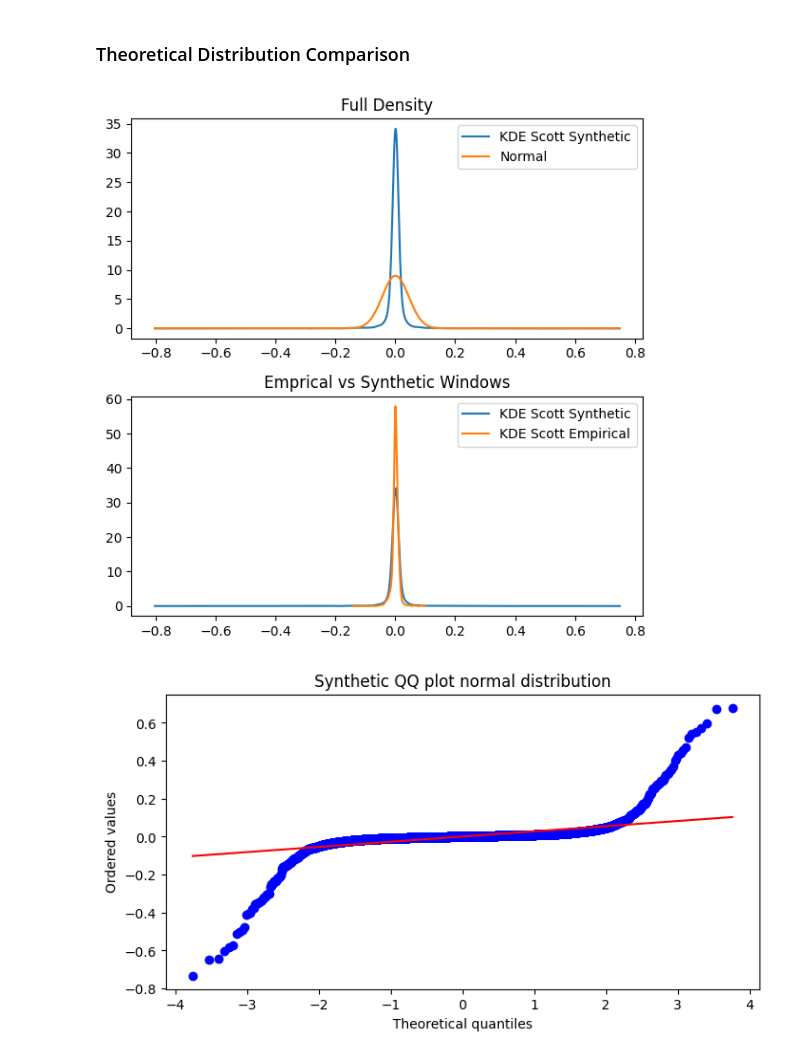
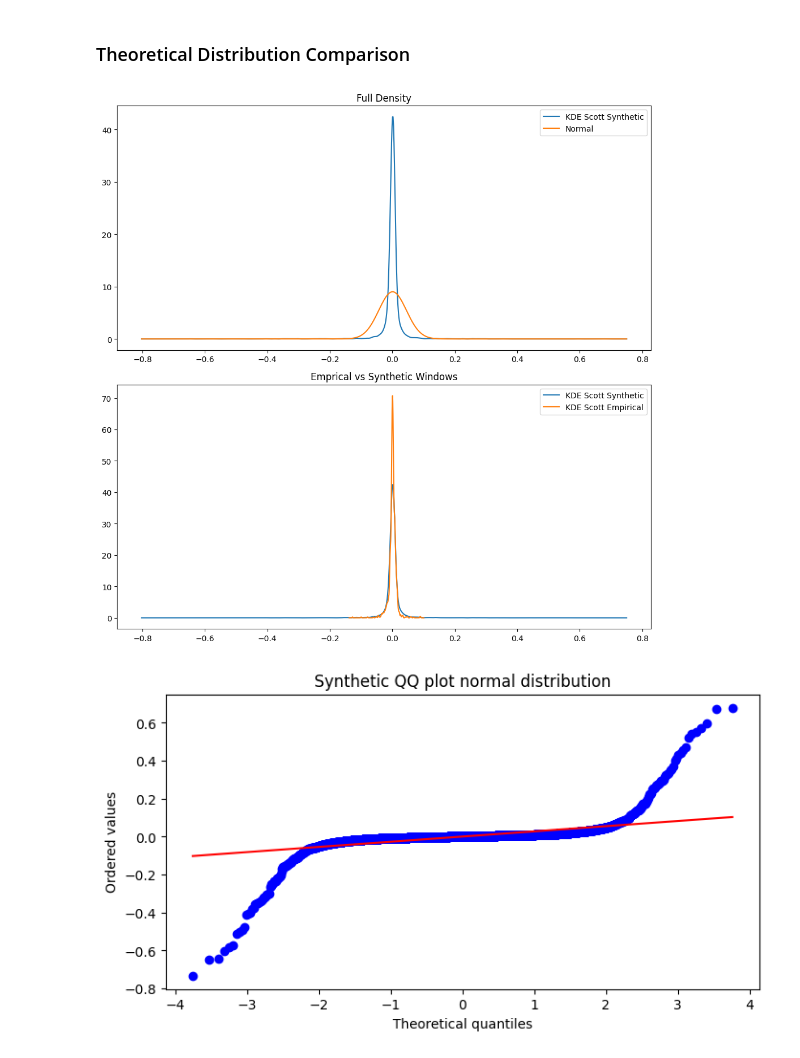
Before and after one commit to HenryGunadi/diffusion-garch, a Jupyter notebook: notebooks/eda/eda_02.ipynb, the cells around one changed output. Drawn from its saved outputs; the diff is of its cells as text; code cells hidden in the pictures.

```diff
--- a/notebooks/eda/eda_02.ipynb
+++ b/notebooks/eda/eda_02.ipynb
@@ -282,10 +282,11 @@ xmin_emp = data_min_emp - padding_emp
 xmax_emp = data_max_emp + padding_emp
 
 x = np.linspace(xmin, xmax, 1000)
-kde = stats.gaussian_kde(synthetic_data.reshape(-1))
 
 x_emp = np.linspace(xmin_emp, xmax_emp, 1000)
-kde_emp = stats.gaussian_kde(empirical_window.reshape(-1))
+
+kde = stats.gaussian_kde(synthetic_data.reshape(-1), bw_method=0.1)
+kde_emp = stats.gaussian_kde(empirical_window.reshape(-1), bw_method=0.1)
 
 # theoretical samples
 norm = stats.norm(
@@ -293,36 +294,36 @@ norm = stats.norm(
     scale=std,
 )
 
-fig, ax = plt.subplots(figsize=(6, 6), nrows=2)
+fig, ax = plt.subplots(figsize=(10, 10), nrows=2)
 ax[0].plot(x, kde(x), label="KDE Scott Synthetic")
 ax[0].plot(x, norm.pdf(x), label="Normal")
 ax[0].set_title("Full Density")
 ax[0].legend()
 
 # ax[1].plot(x, kde(x), label="KDE Scott Synthetic")
 # ax[1].plot(x, norm.pdf(x), label="Normal")
 # ax[1].set_title("Tail Comparison")
 # ax[1].set_yscale("log")
 # ax[1].legend()
 
 ax[1].plot(x, kde(x), label="KDE Scott Synthetic")
 ax[1].plot(x_emp, kde_emp(x_emp), label="KDE Scott Empirical")
 ax[1].set_title("Emprical vs Synthetic Windows")
 # ax[1].set_yscale("log")
 ax[1].legend()
 
 # ax[3].plot(x, kde(x), label="KDE Scott Synthetic")
 # ax[3].plot(x_emp, kde_emp(x_emp), label="KDE Scott Empirical")
 # ax[3].set_title("Empirical vs Synthetic Tail Comparison")
 # ax[3].set_yscale("log")
 # ax[3].legend()
 
 
 # plt.yscale("log")
 plt.tight_layout()
 plt.show()
 # %% [output]
-[figure, old version]
+[figure, new version]
 # %%
 fig, ax = plt.subplots(figsize=(8, 4))
 
```
Also changed, not shown: parts of 29 cells of this notebook, 6 other files.
